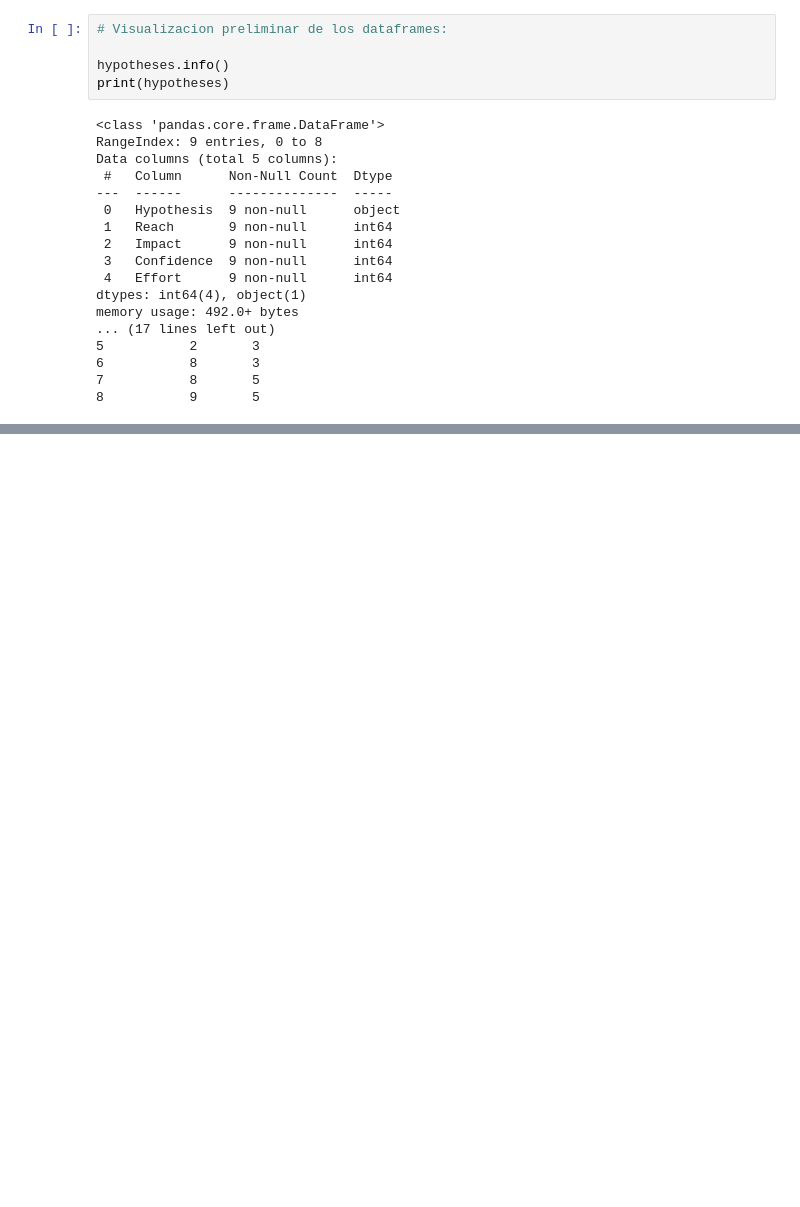
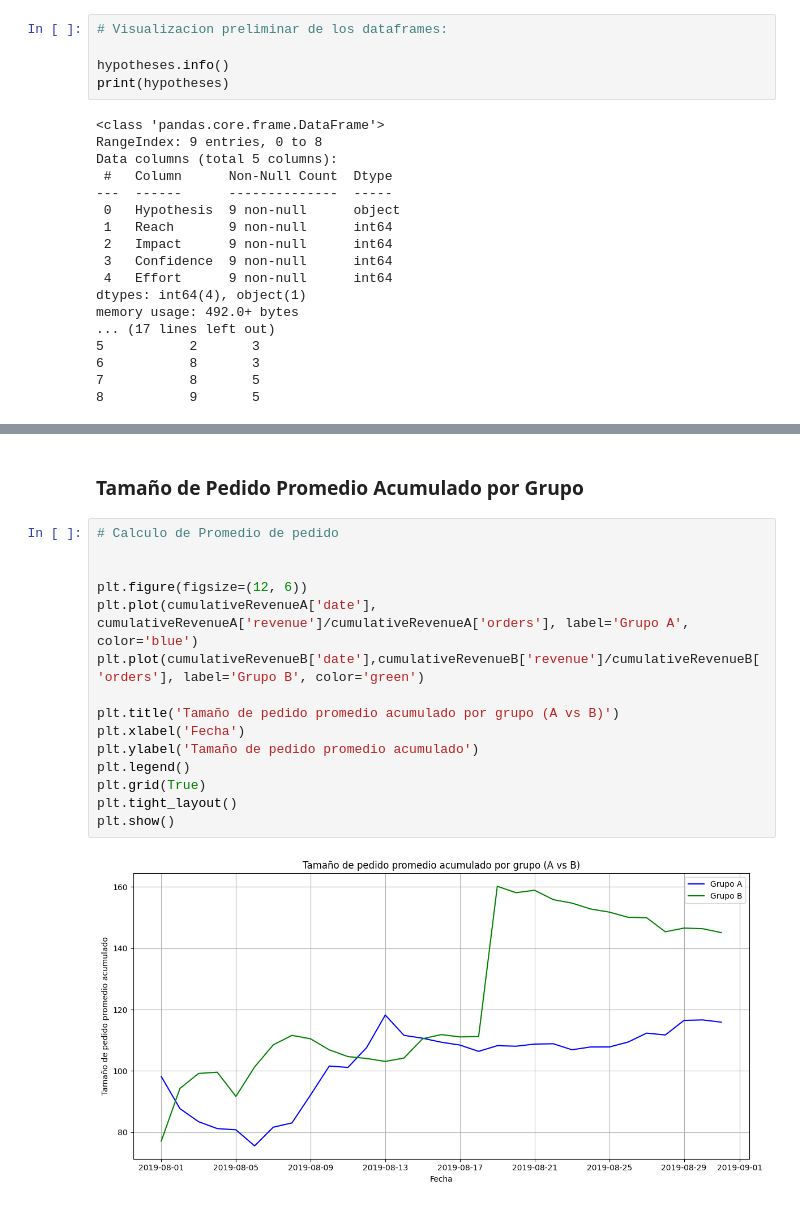
Before and after one commit to DavidRC-Ing/Project_A-B-test, a Jupyter notebook: Project_Ab_test.ipynb, the cells around one changed output, grey strips where cells are left out. Drawn from its saved outputs; the diff is of its cells as text; blank space fills up the shorter version.

```diff
--- a/Project_Ab_test.ipynb
+++ b/Project_Ab_test.ipynb
@@ -126,0 +339,19 @@ memory usage: 1.6+ KB
+# %% [markdown]
+### Tamaño de Pedido Promedio Acumulado por Grupo
+# %%
+# Calculo de Promedio de pedido
+
+
+plt.figure(figsize=(12, 6))
+plt.plot(cumulativeRevenueA['date'], cumulativeRevenueA['revenue']/cumulativeRevenueA['orders'], label='Grupo A', color='blue')
+plt.plot(cumulativeRevenueB['date'],cumulativeRevenueB['revenue']/cumulativeRevenueB['orders'], label='Grupo B', color='green')
+
+plt.title('Tamaño de pedido promedio acumulado por grupo (A vs B)')
+plt.xlabel('Fecha')
+plt.ylabel('Tamaño de pedido promedio acumulado')
+plt.legend()
+plt.grid(True)
+plt.tight_layout()
+plt.show()
+# %% [output]
+[figure, added]
```
Also changed, not shown: parts of 25 cells of this notebook.
